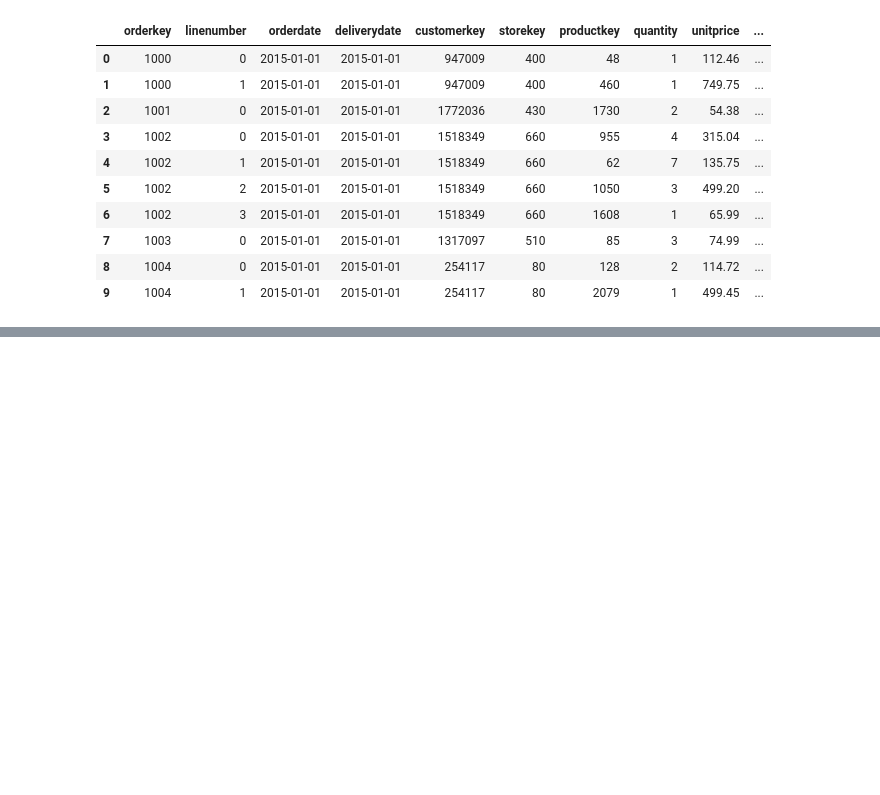
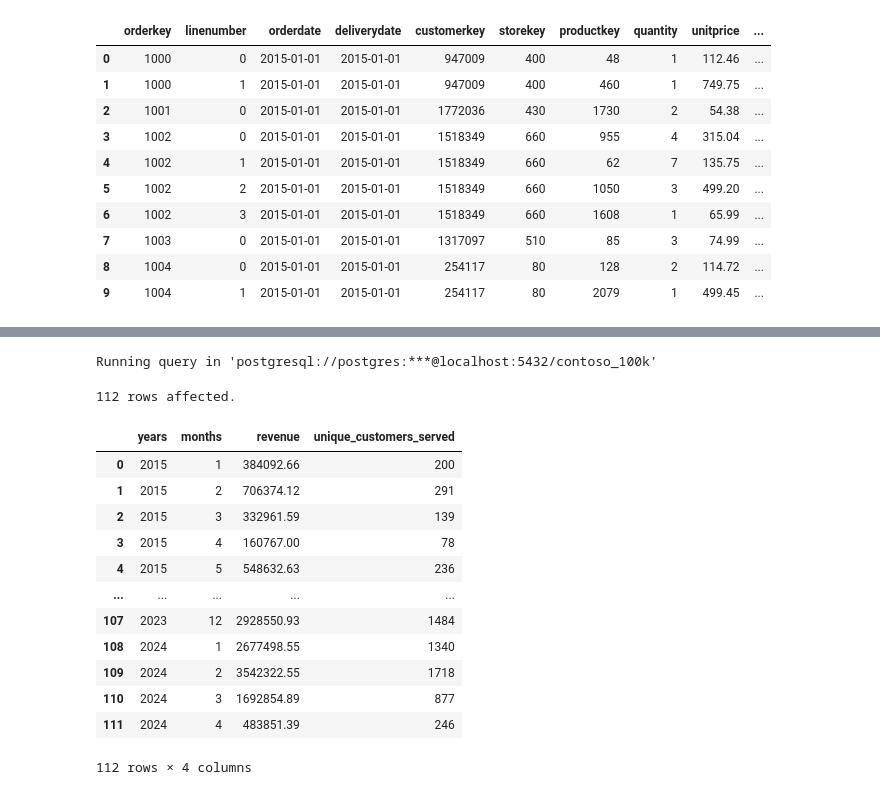
Before and after one commit to mose364/Hands_on_sql, a Jupyter notebook: Resources/Blank_SQL_Notebook.ipynb, the cells around one changed output, grey strips where cells are left out. Cells and saved outputs as stored; diff of their text form; code cells hidden in the pictures; blank space fills up the shorter version.

```diff
--- a/Resources/Blank_SQL_Notebook.ipynb
+++ b/Resources/Blank_SQL_Notebook.ipynb
@@ -302,0 +159,23 @@ Running query in 'postgresql://postgres:***@localhost:5432/contoso_100k'
+# %%
+%%sql
+select EXTRACT (YEAR FROM orderdate) Years,
+EXTRACT (MONTH FROM orderdate) Months, sum(quantity*netprice*exchangerate) Revenue,
+count(distinct customerkey) unique_customers_SERVED from sales
+group by Years,Months
+order by Years,Months
+# %% [output]
+Running query in 'postgresql://postgres:***@localhost:5432/contoso_100k'
+112 rows affected.
+|  | years | months | revenue | unique_customers_served |
+| 0 | 2015 | 1 | 384092.66 | 200 |
+| 1 | 2015 | 2 | 706374.12 | 291 |
+| 2 | 2015 | 3 | 332961.59 | 139 |
+| 3 | 2015 | 4 | 160767.00 | 78 |
+| 4 | 2015 | 5 | 548632.63 | 236 |
+| ... | ... | ... | ... | ... |
+| 107 | 2023 | 12 | 2928550.93 | 1484 |
+| 108 | 2024 | 1 | 2677498.55 | 1340 |
+| 109 | 2024 | 2 | 3542322.55 | 1718 |
+| 110 | 2024 | 3 | 1692854.89 | 877 |
+| 111 | 2024 | 4 | 483851.39 | 246 |
+112 rows × 4 columns
```
Also changed, not shown: parts of 21 cells of this notebook.
